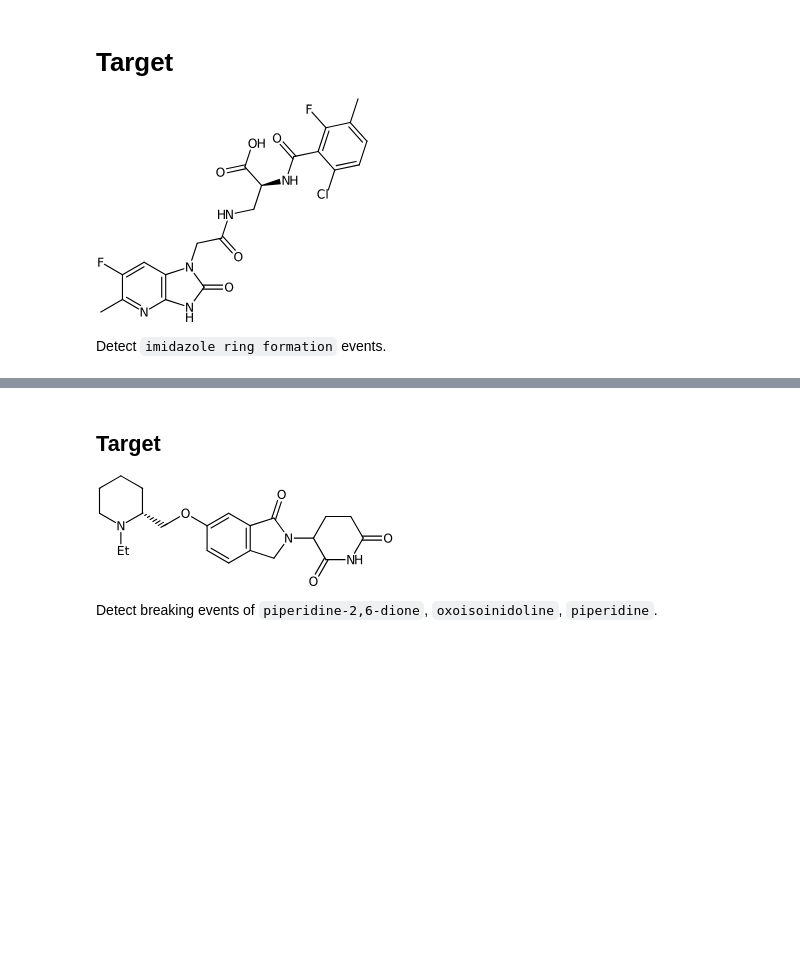
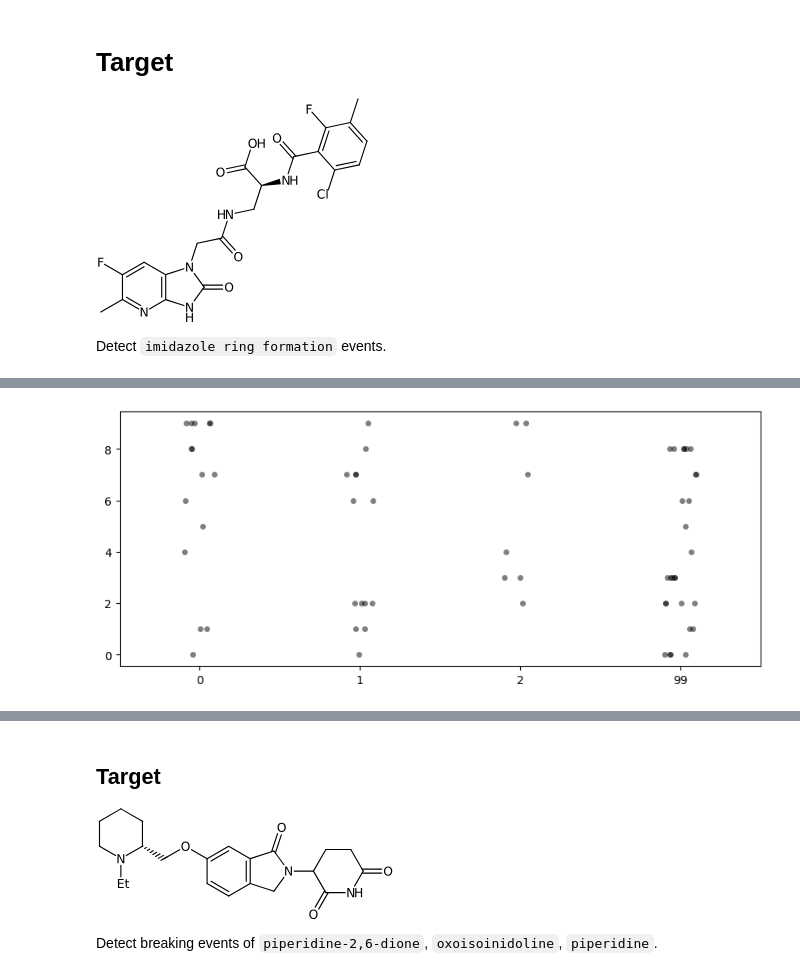
Before and after one commit to schwallergroup/steer, a Jupyter notebook: src/steer/evaluation/steer.ipynb, the cells around one changed output, grey strips where cells are left out. Drawn from its saved outputs; the diff is of its cells as text; code cells hidden in the pictures; blank space fills up the shorter version.

```diff
--- a/src/steer/evaluation/steer.ipynb
+++ b/src/steer/evaluation/steer.ipynb
@@ -122,6 +90,0 @@ ringbreaker_depth.analyze_routes(data, title="Late imidazole ring formation")
-# %%
-with open('../steer/fullroute/No_ring_formation_reaction.json', 'r') as f:
-    data = json.load(f)
-
-ringbreaker_depth = RingBreakDepth()
-ringbreaker_depth.analyze_routes(data, title="No ring formation")
@@ -135,0 +106,45 @@ ringbreaker_depth.analyze_routes(data, title="No ring formation")
+# %%
+class ComplexQ(DepthCondition):
+    def hit_condition(self, d):
+        # Here, the question is when the piperidine rings become two separate molecules.
+        ring1 = 29  # N29
+        ring2 = 33  # N33
+
+        rxn = d["metadata"]["mapped_reaction_smiles"].split(">>")
+        prod = Chem.MolFromSmiles(rxn[0])
+        reacts = [Chem.MolFromSmiles(r) for r in rxn[1].split(".")]
+
+        if (ring1 in [a.GetAtomMapNum() for a in prod.GetAtoms()]) and (
+            ring2 in [a.GetAtomMapNum() for a in prod.GetAtoms()]
+        ):
+            for r in reacts:
+                if (ring1 in [a.GetAtomMapNum() for a in r.GetAtoms()]) ^ (
+                    ring2 in [a.GetAtomMapNum() for a in r.GetAtoms()]
+                ):
+                    return True
+        return False
+
+
+# 0...9 apply, 17...22. 25, 28, 29, 30, 32
+with open(
+    f"{RESULTS_PATH}/fullroute_no_feasibility/Identify_the_disconnection_strategy_that_will_cut_the_molecule_in_two_similarly_sized_intermediates._The_disconnection_should_be_made_between_two_pipe.json",
+    "r",
+) as f:
+    data = json.load(f)
+
+ringbreaker_depth = ComplexQ()
+
+
+def route_score(x):
+    # Disconnection happens (!=-1), + should happen late-stage roughly
+    if x == -1:
+        return 99
+    return x - 1
+
+
+gt_score, lmscore = ringbreaker_depth.depth_score(
+    data, target_depth=route_score
+)
+plot_scores(gt_score, lmscore)
+# %% [output]
+[figure, added]
```
Also changed, not shown: parts of 27 cells of this notebook, 3 other files.
